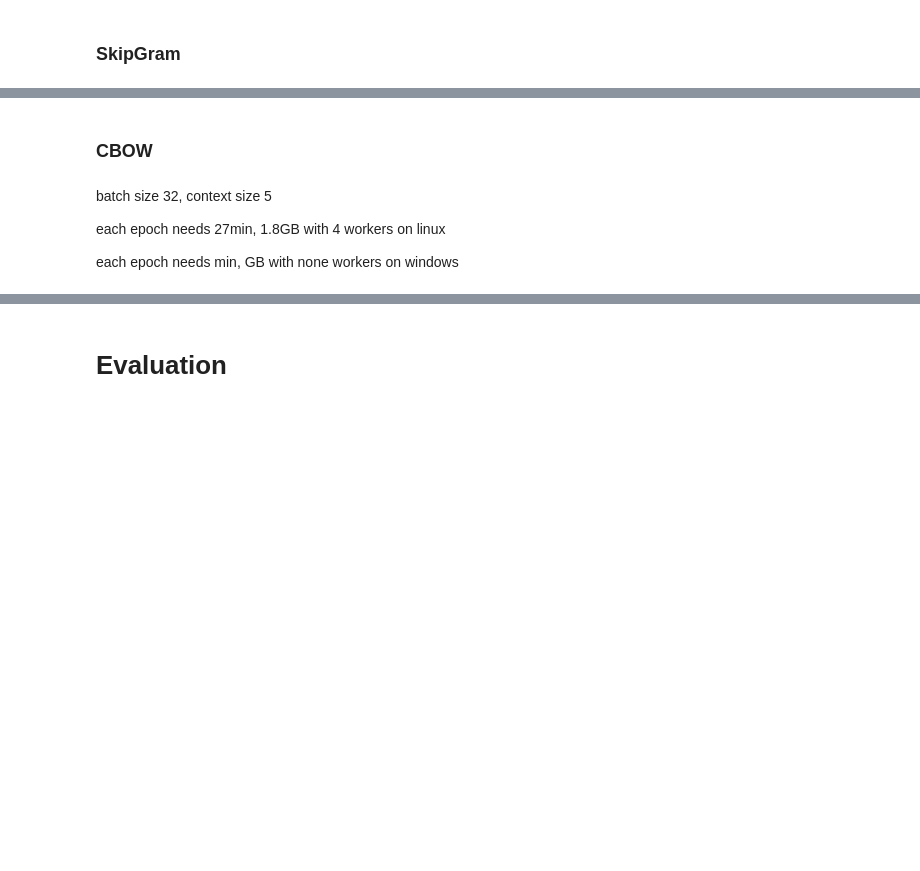
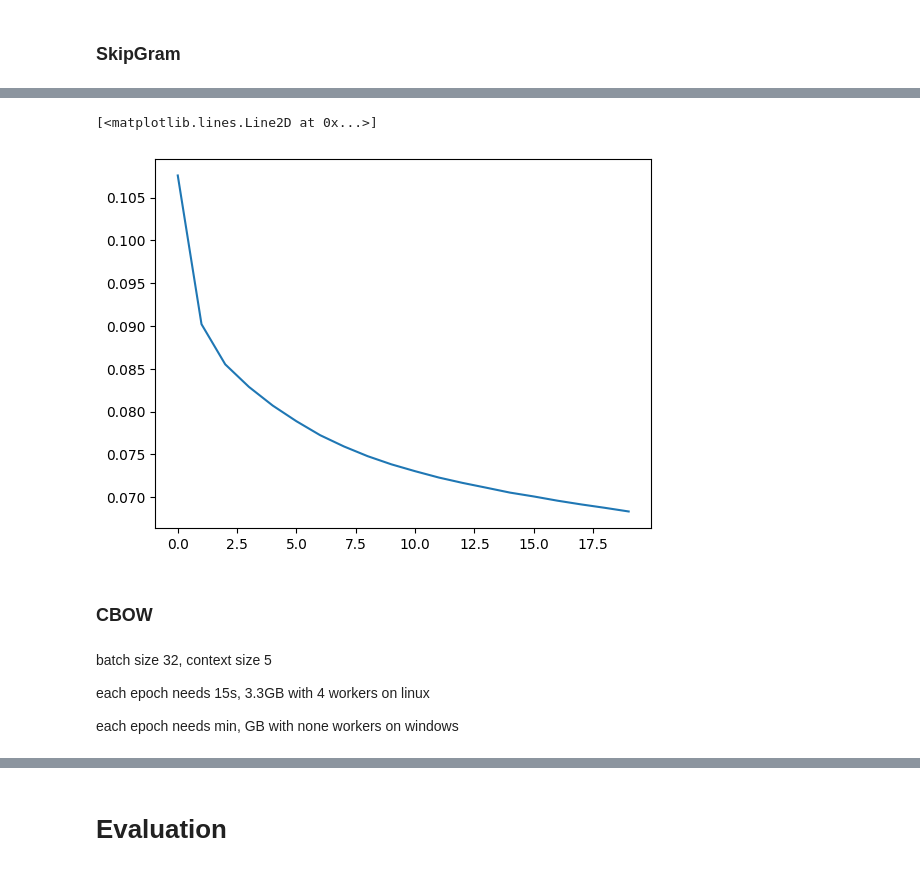
Before and after one commit to gitE0Z9/pytorch-implementations, a Jupyter notebook: notebooks/word2vec.ipynb, the cells around one changed output, grey strips where cells are left out. Cells and saved outputs as stored; diff of their text form; code cells hidden in the pictures; blank space fills up the shorter version.

```diff
--- a/notebooks/word2vec.ipynb
+++ b/notebooks/word2vec.ipynb
@@ -528,4 +528,4 @@ criterion = HierarchicalSoftmax(
 optimizer = optim.SGD([*model.parameters(), *criterion.parameters()], lr=1e-3)
 # %%
 trainer = SkipGramTrainer(EPOCHES, DEVICE)
-trainer.run(train_dataloader, model, optimizer, criterion, word_probs)
+training_loss = trainer.run(train_dataloader, model, optimizer, criterion, word_probs)
@@ -532 +546,6 @@ trainer.run(train_dataloader, model, optimizer, criterion, word_probs)
+# %%
+plt.plot(training_loss)
+# %% [output]
+[<matplotlib.lines.Line2D at 0x...>]
+[figure, added]
 # %%
@@ -540,7 +559,7 @@ model = torch.load(model_path.as_posix())
 # %% [markdown]
 batch size 32, context size 5
 
-each epoch needs 27min, 1.8GB with 4 workers on linux
+each epoch needs 15s, 3.3GB with 4 workers on linux
 
 each epoch needs min, GB with none workers on windows
 # %%
```
Also changed, not shown: parts of 8 cells of this notebook, 2 other files.
